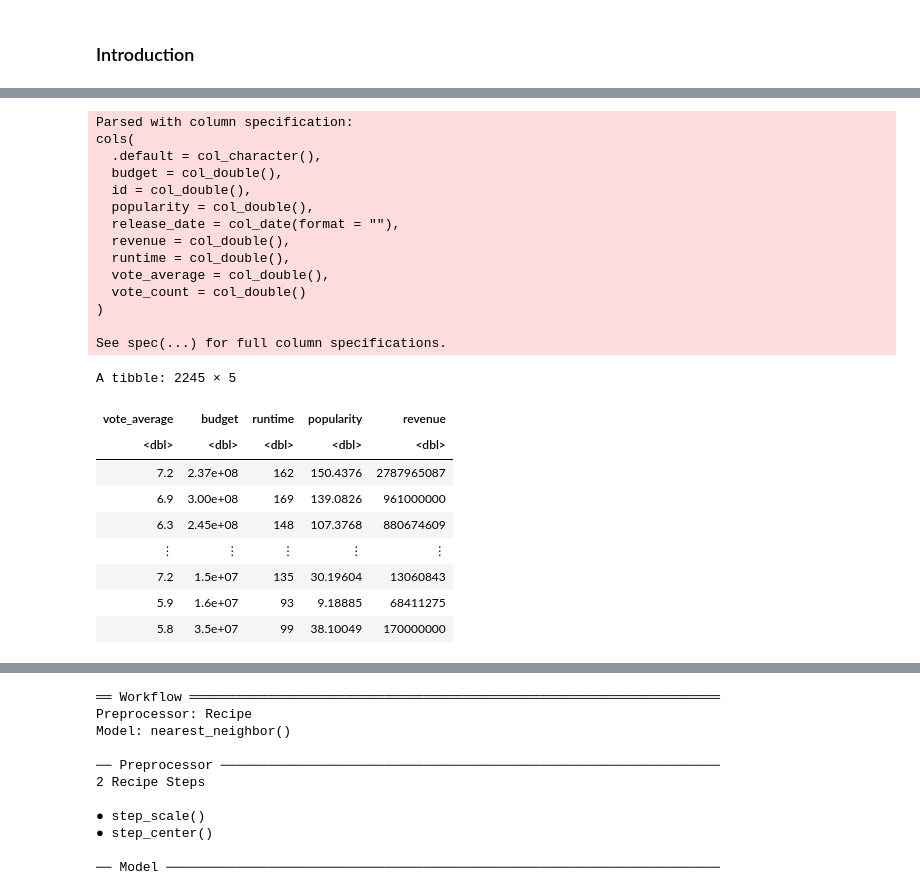
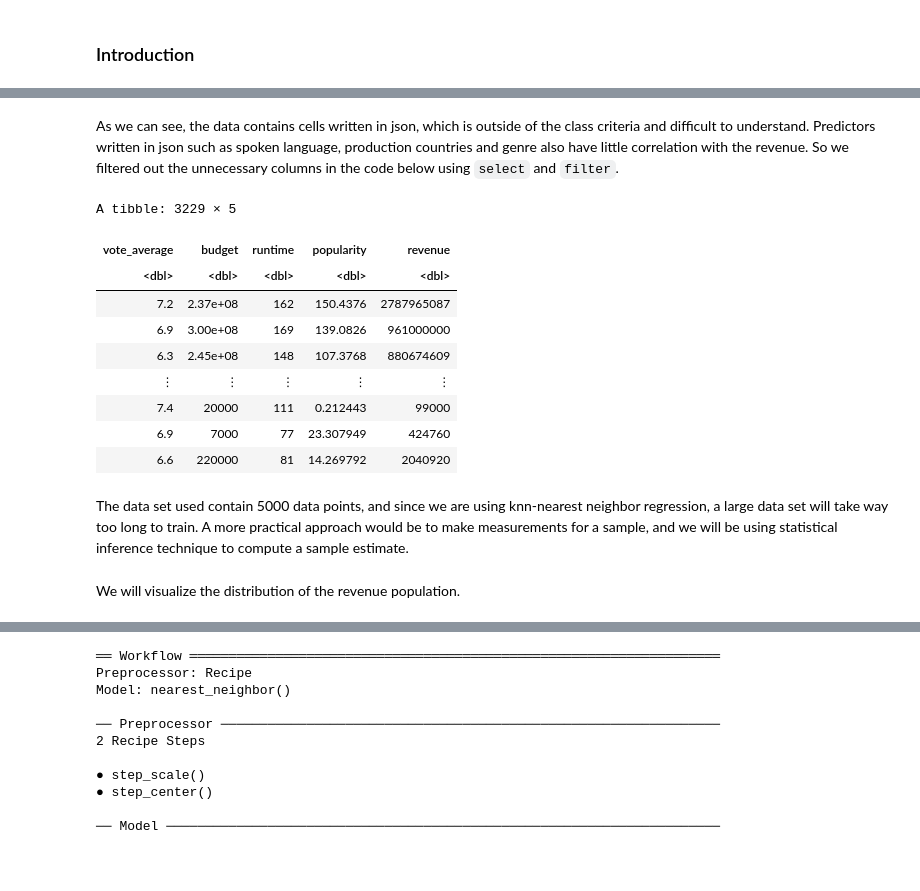
Before and after one commit to rehan13/Movie-Revenue-Predictions, a Jupyter notebook: Movie_Revenue_Preditor.ipynb, the cells around one changed output, grey strips where cells are left out. Drawn from its saved outputs; the diff is of its cells as text; code cells hidden in the pictures; blank space fills up the shorter version.

Commit message:
Ming- description and such

```diff
--- a/Movie_Revenue_Preditor.ipynb
+++ b/Movie_Revenue_Preditor.ipynb
@@ -43,35 +63,19 @@ download.file(url, destfile = "Revenue.csv")
+# %% [markdown]
+As we can see, the data contains cells written in json, which is outside of the class criteria and difficult to understand. Predictors written in json such as spoken language, production countries and genre also have little correlation with the revenue. So we filtered out the unnecessary columns in the code below using `select` and `filter`.
 # %%
-# Raw data being read from the web
-Revenue_data <- read_csv("Revenue.csv")
-
 # Exploratory Data
 Revenue_Data_Particulars <- select(Revenue_data, vote_average, budget, runtime, popularity, revenue)%>%
-                            filter(revenue > 10000000)%>%
-                            filter(budget > 10000000)
+filter(revenue > 0, budget > 0)
 
 Revenue_Data_Particulars
 # %% [output]
-Parsed with column specification:
-cols(
-  .default = col_character(),
-  budget = col_double(),
-  id = col_double(),
-  popularity = col_double(),
-  release_date = col_date(format = ""),
-  revenue = col_double(),
-  runtime = col_double(),
-  vote_average = col_double(),
-  vote_count = col_double()
-)
-
-See spec(...) for full column specifications.
+A tibble: 3229 × 5
-A tibble: 2245 × 5
 | vote_average | budget | runtime | popularity | revenue |
 | <dbl> | <dbl> | <dbl> | <dbl> | <dbl> |
 | 7.2 | 2.37e+08 | 162 | 150.4376 | 2787965087 |
 | 6.9 | 3.00e+08 | 169 | 139.0826 | 961000000 |
 | 6.3 | 2.45e+08 | 148 | 107.3768 | 880674609 |
 | ⋮ | ⋮ | ⋮ | ⋮ | ⋮ |
-| 7.2 | 1.5e+07 | 135 | 30.19604 | 13060843 |
-| 5.9 | 1.6e+07 | 93 | 9.18885 | 68411275 |
-| 5.8 | 3.5e+07 | 99 | 38.10049 | 170000000 |
+| 7.4 | 20000 | 111 | 0.212443 | 99000 |
+| 6.9 | 7000 | 77 | 23.307949 | 424760 |
+| 6.6 | 220000 | 81 | 14.269792 | 2040920 |
@@ -82,0 +82,4 @@ revenue_test <- testing(revenue_split)
+# %% [markdown]
+The data set used contain 5000 data points, and since we are using knn-nearest neighbor regression, a large data set will take way too long to train. A more practical approach would be to make measurements for a sample, and we will be using statistical inference technique to compute a sample estimate.
+# %% [markdown]
+We will visualize the distribution of the revenue population.
```
Also changed, not shown: parts of 46 cells of this notebook.
